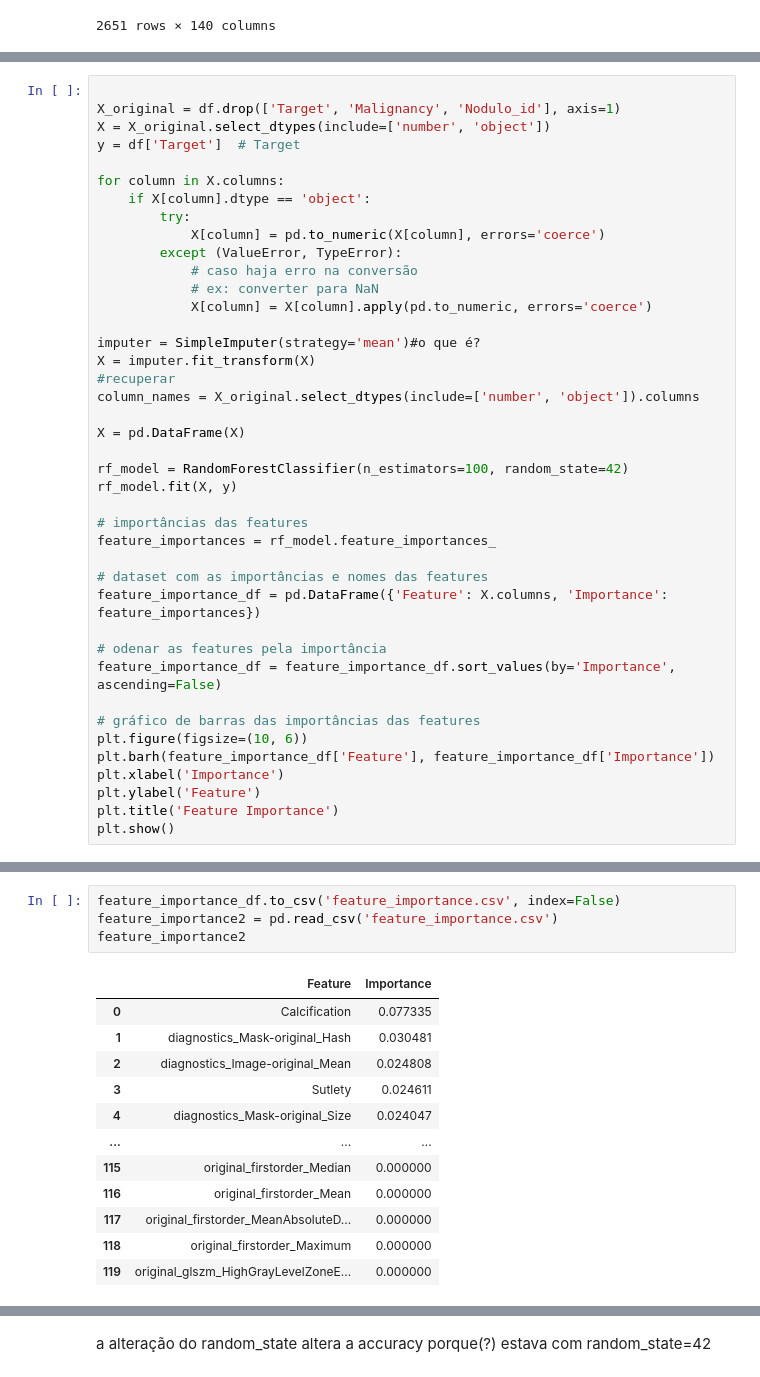
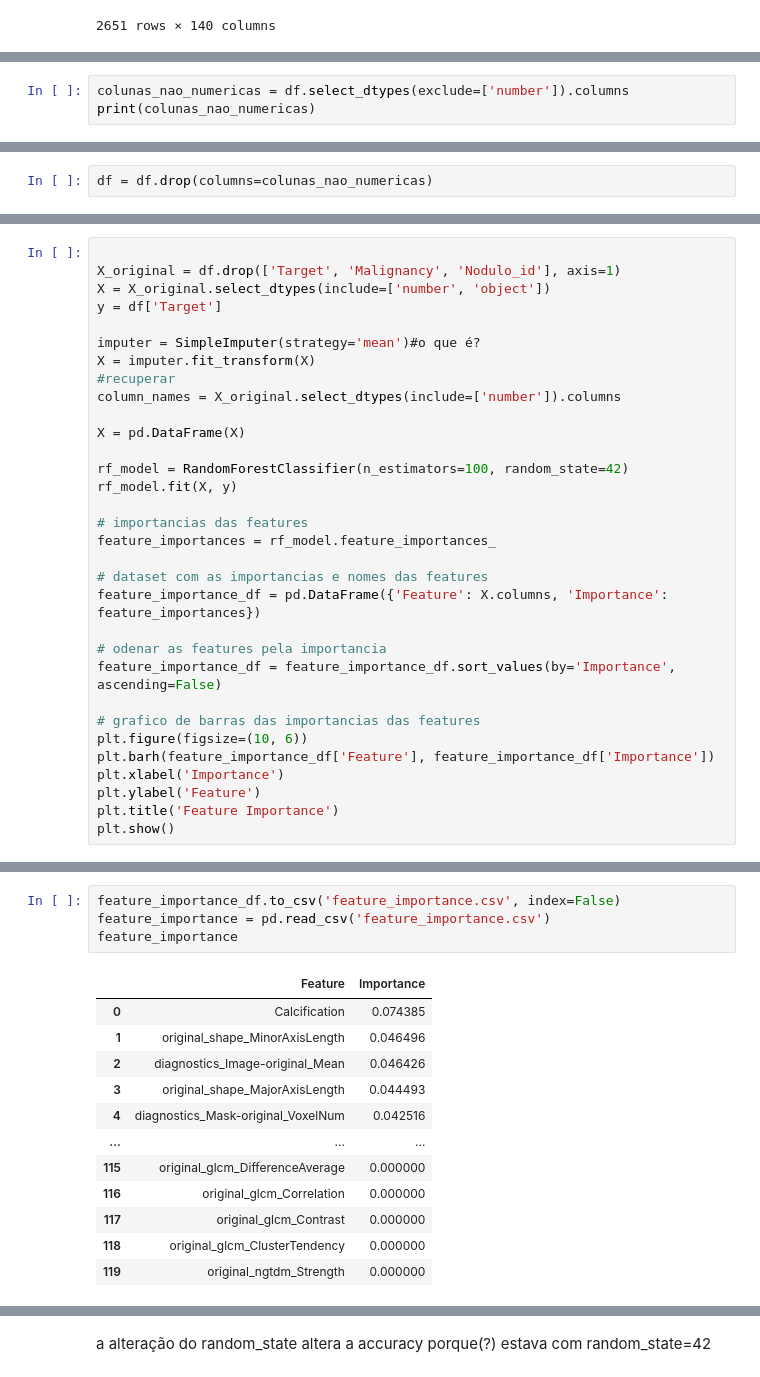
Before and after one commit to iara113/AlphaZeroAttax-LabIA, a Jupyter notebook: LungCancer_ComModelosTestagem.ipynb, the cells around one changed output, grey strips where cells are left out. Saved outputs shown, nothing was run; the diff lists cells and outputs as text.

```diff
--- a/LungCancer_ComModelosTestagem.ipynb
+++ b/LungCancer_ComModelosTestagem.ipynb
@@ -353,0 +516,3 @@ df
+# %%
+colunas_nao_numericas = df.select_dtypes(exclude=['number']).columns
+print(colunas_nao_numericas)
@@ -353,0 +533,2 @@ df
+# %%
+df = df.drop(columns=colunas_nao_numericas)
@@ -357,37 +722,28 @@ df
 
 X_original = df.drop(['Target', 'Malignancy', 'Nodulo_id'], axis=1)
 X = X_original.select_dtypes(include=['number', 'object'])
-y = df['Target']  # Target
-
-for column in X.columns:
-    if X[column].dtype == 'object':
-        try:
-            X[column] = pd.to_numeric(X[column], errors='coerce')
-        except (ValueError, TypeError):
-            # caso haja erro na conversão
-            # ex: converter para NaN
-            X[column] = X[column].apply(pd.to_numeric, errors='coerce')
+y = df['Target']
 
 imputer = SimpleImputer(strategy='mean')#o que é?
 X = imputer.fit_transform(X)
 #recuperar
-column_names = X_original.select_dtypes(include=['number', 'object']).columns
+column_names = X_original.select_dtypes(include=['number']).columns
 
 X = pd.DataFrame(X)
 
 rf_model = RandomForestClassifier(n_estimators=100, random_state=42)
 rf_model.fit(X, y)
 
-# importâncias das features
+# importancias das features
 feature_importances = rf_model.feature_importances_
 
-# dataset com as importâncias e nomes das features
+# dataset com as importancias e nomes das features
 feature_importance_df = pd.DataFrame({'Feature': X.columns, 'Importance': feature_importances})
 
-# odenar as features pela importância
+# odenar as features pela importancia
 feature_importance_df = feature_importance_df.sort_values(by='Importance', ascending=False)
 
-# gráfico de barras das importâncias das features
+# grafico de barras das importancias das features
 plt.figure(figsize=(10, 6))
 plt.barh(feature_importance_df['Feature'], feature_importance_df['Importance'])
 plt.xlabel('Importance')
@@ -417,19 +773,19 @@ print(feature_importance_df)
 [120 rows x 2 columns]
 # %%
 feature_importance_df.to_csv('feature_importance.csv', index=False)
-feature_importance2 = pd.read_csv('feature_importance.csv')
-feature_importance2
+feature_importance = pd.read_csv('feature_importance.csv')
+feature_importance
 # %% [output]
 |  | Feature | Importance |
-| 0 | Calcification | 0.077335 |
-| 1 | diagnostics_Mask-original_Hash | 0.030481 |
-| 2 | diagnostics_Image-original_Mean | 0.024808 |
-| 3 | Sutlety | 0.024611 |
-| 4 | diagnostics_Mask-original_Size | 0.024047 |
+| 0 | Calcification | 0.074385 |
+| 1 | original_shape_MinorAxisLength | 0.046496 |
+| 2 | diagnostics_Image-original_Mean | 0.046426 |
+| 3 | original_shape_MajorAxisLength | 0.044493 |
+| 4 | diagnostics_Mask-original_VoxelNum | 0.042516 |
 | ... | ... | ... |
-| 115 | original_firstorder_Median | 0.000000 |
-| 116 | original_firstorder_Mean | 0.000000 |
-| 117 | original_firstorder_MeanAbsoluteD... | 0.000000 |
-| 118 | original_firstorder_Maximum | 0.000000 |
-| 119 | original_glszm_HighGrayLevelZoneE... | 0.000000 |
+| 115 | original_glcm_DifferenceAverage | 0.000000 |
+| 116 | original_glcm_Correlation | 0.000000 |
+| 117 | original_glcm_Contrast | 0.000000 |
+| 118 | original_glcm_ClusterTendency | 0.000000 |
+| 119 | original_ngtdm_Strength | 0.000000 |
 120 rows × 2 columns
```
Also changed, not shown: parts of 85 cells of this notebook.
